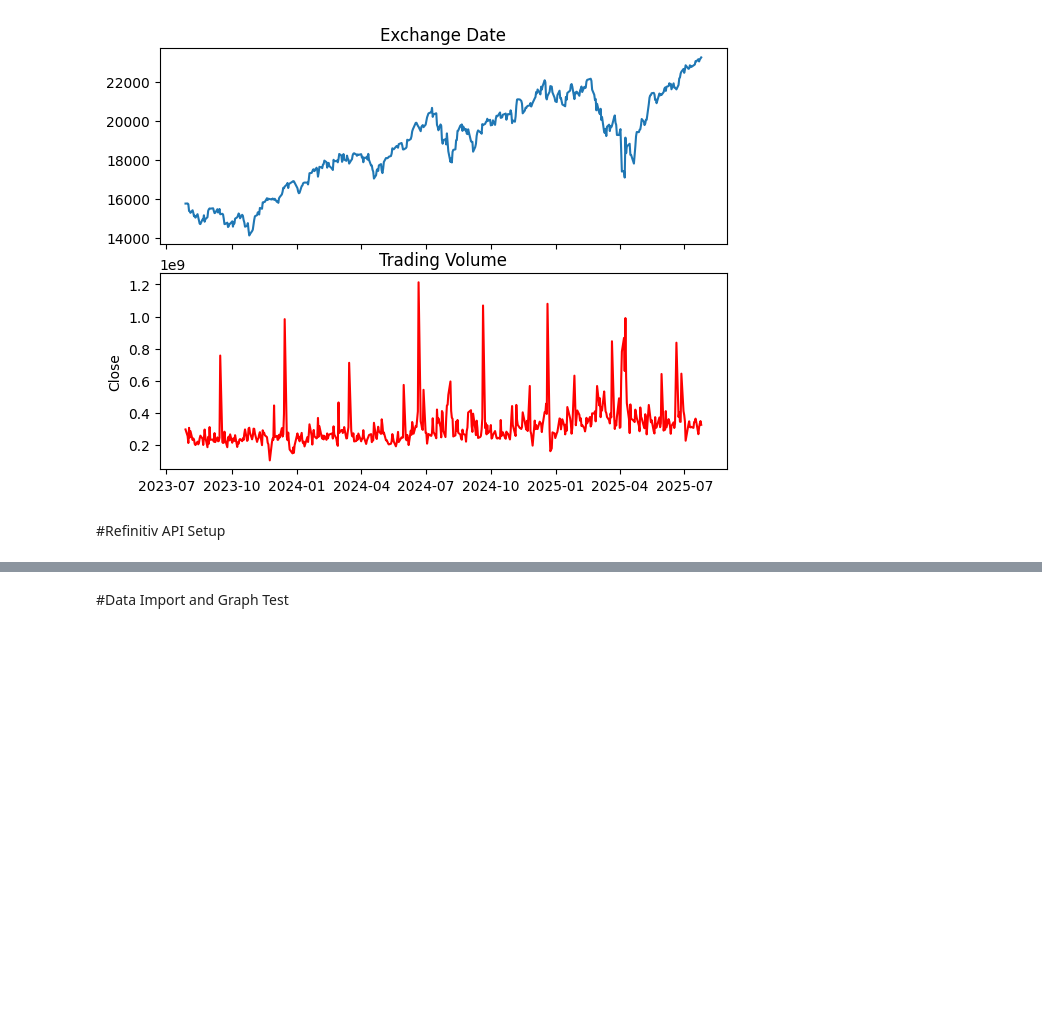
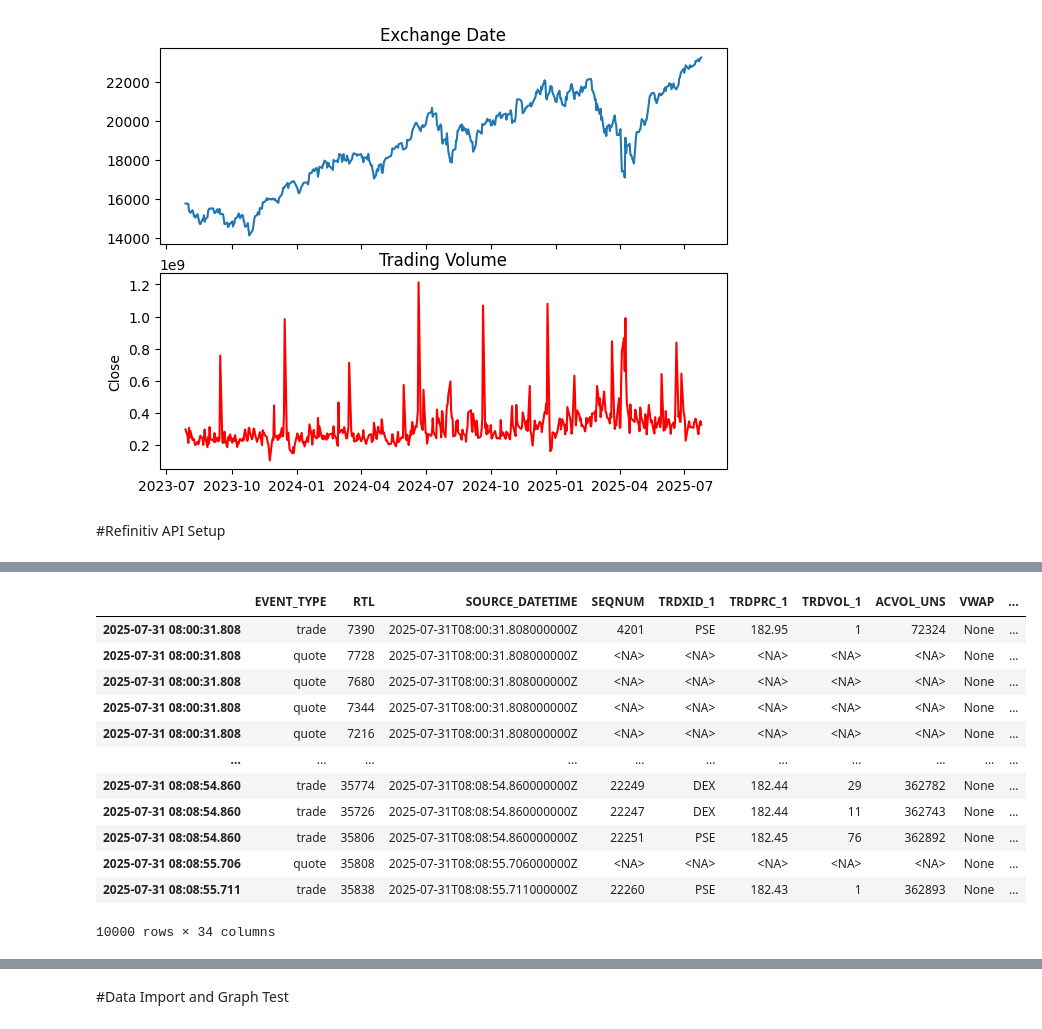
Before and after one commit to Seb207/Market-Context-Project, a Jupyter notebook: Setup_Lab.ipynb, the cells around one changed output, grey strips where cells are left out. Cells and saved outputs as stored; diff of their text form; code cells hidden in the pictures; blank space fills up the shorter version.

```diff
--- a/Setup_Lab.ipynb
+++ b/Setup_Lab.ipynb
@@ -85,0 +142,24 @@ plt.show()
+# %%
+rdp.get_historical_price_events(
+    universe = 'NVDA.O',
+    start = dt.timedelta(-1),
+    end = dt.timedelta(0),
+    adjustments = [
+        rdp.Adjustments.EXCHANGE_CORRECTION,
+        rdp.Adjustments.MANUAL_CORRECTION
+    ]
+)
+# %% [output]
+|  | EVENT_TYPE | RTL | SOURCE_DATETIME | SEQNUM | TRDXID_1 | TRDPRC_1 | TRDVOL_1 | ACVOL_UNS | VWAP | ... |
+| 2025-07-31 08:00:31.808 | trade | 7390 | 2025-07-31T08:00:31.808000000Z | 4201 | PSE | 182.95 | 1 | 72324 | None | ... |
+| 2025-07-31 08:00:31.808 | quote | 7728 | 2025-07-31T08:00:31.808000000Z | <NA> | <NA> | <NA> | <NA> | <NA> | None | ... |
+| 2025-07-31 08:00:31.808 | quote | 7680 | 2025-07-31T08:00:31.808000000Z | <NA> | <NA> | <NA> | <NA> | <NA> | None | ... |
+| 2025-07-31 08:00:31.808 | quote | 7344 | 2025-07-31T08:00:31.808000000Z | <NA> | <NA> | <NA> | <NA> | <NA> | None | ... |
+| 2025-07-31 08:00:31.808 | quote | 7216 | 2025-07-31T08:00:31.808000000Z | <NA> | <NA> | <NA> | <NA> | <NA> | None | ... |
+| ... | ... | ... | ... | ... | ... | ... | ... | ... | ... | ... |
+| 2025-07-31 08:08:54.860 | trade | 35774 | 2025-07-31T08:08:54.860000000Z | 22249 | DEX | 182.44 | 29 | 362782 | None | ... |
+| 2025-07-31 08:08:54.860 | trade | 35726 | 2025-07-31T08:08:54.860000000Z | 22247 | DEX | 182.44 | 11 | 362743 | None | ... |
+| 2025-07-31 08:08:54.860 | trade | 35806 | 2025-07-31T08:08:54.860000000Z | 22251 | PSE | 182.45 | 76 | 362892 | None | ... |
+| 2025-07-31 08:08:55.706 | quote | 35808 | 2025-07-31T08:08:55.706000000Z | <NA> | <NA> | <NA> | <NA> | <NA> | None | ... |
+| 2025-07-31 08:08:55.711 | trade | 35838 | 2025-07-31T08:08:55.711000000Z | 22260 | PSE | 182.43 | 1 | 362893 | None | ... |
+10000 rows × 34 columns
```
Also changed, not shown: parts of 18 cells of this notebook.
